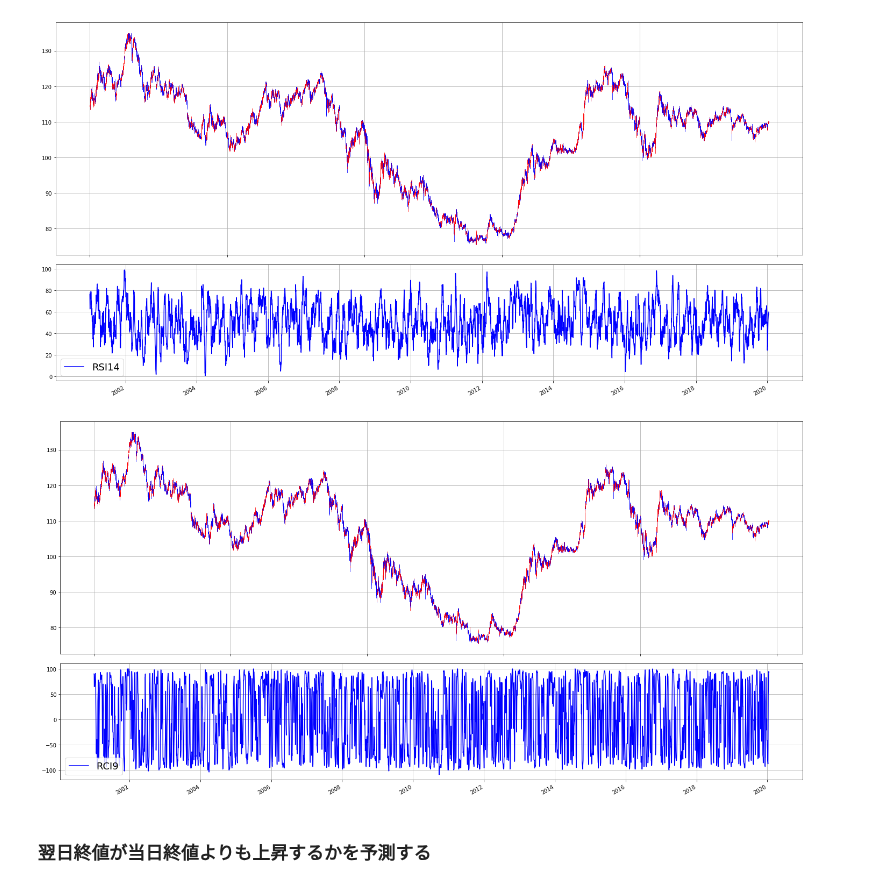
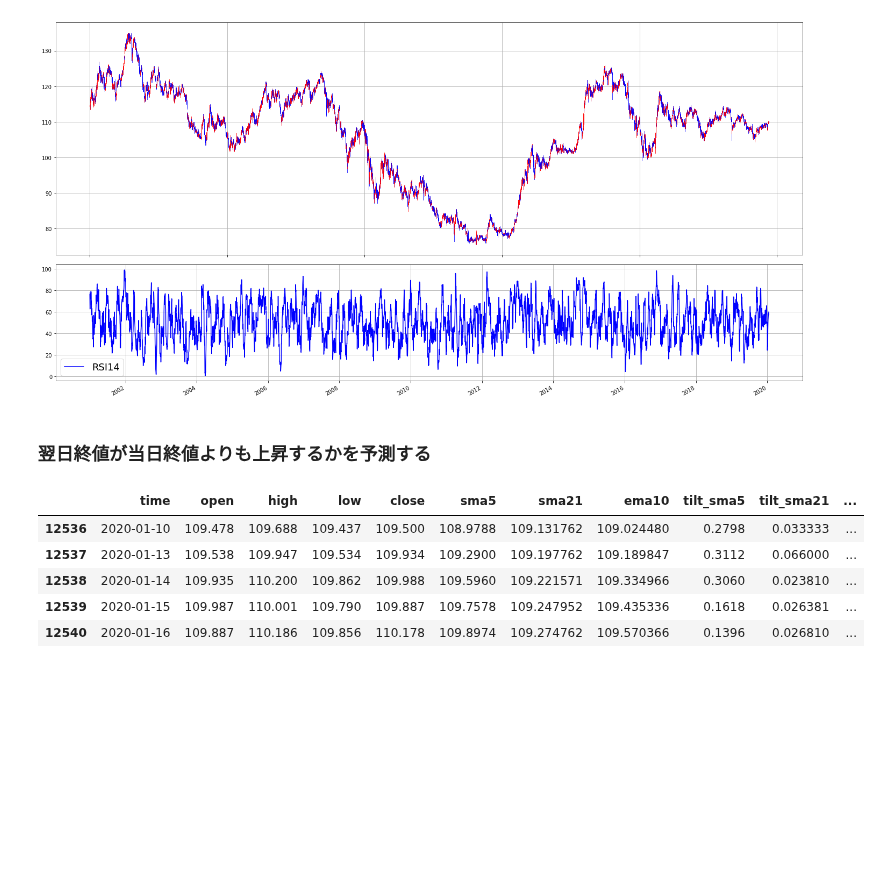
Before and after one commit to arsma12/MLDL, a Jupyter notebook: StockPriceForecast/FX_USDJPY_01.ipynb, the cells around one changed output. Saved outputs shown, nothing was run; the diff lists cells and outputs as text; code cells hidden in the pictures; blank space fills up the shorter version.

```diff
--- a/StockPriceForecast/FX_USDJPY_01.ipynb
+++ b/StockPriceForecast/FX_USDJPY_01.ipynb
@@ -296,43 +387,5 @@ fig.tight_layout()
 plt.show()
 # %% [output]
 [figure]
-# %%
-plt.rcParams['figure.figsize'] = [20.0, 10.0]
-plt.rc('figure.subplot', left=0.5, right=0.9, bottom=0.1, top=0.9)
-fig, (ax1, ax2) = plt.subplots(2,1, gridspec_kw = {'height_ratios':[4, 2]})
-
-# --------------------------------------------------------------------------
-# ローソク足
-mpl_finance.candlestick2_ohlc(ax1,opens=df.open, highs=df.high, lows=df.low, closes=df.close,
-                              width=1,colorup='r', colordown='b')
-
-# x軸を時間にする
-xdate = df.index
-ax1.xaxis.set_major_locator(ticker.MaxNLocator(6))
-ax1.grid(b=True, which='major', axis='both') #グリッド表示
-def mydate(x, pos):
-    try:
-        return xdate[int(x)]
-    except IndexError:
-        return ''
-
-ax1.xaxis.set_major_formatter(ticker.FuncFormatter(mydate))
-ax1.format_xdata = mdates.DateFormatter('%Y-%m-%d')
-
-fig.autofmt_xdate()
-fig.tight_layout()
-
-# --------------------------------------------------------------------------
-# テクニカルチャート
-ax2.plot(df.time, df.rci9, color='b', antialiased=True, label='RCI9')
-ax2.grid(b=True, which='major', axis='both') #グリッド表示
-
-# --------------------------------------------------------------------------
-
-plt.legend(loc='lower left',fontsize=18)
-fig.tight_layout()
-plt.show()
-# %% [output]
-[figure, removed]
 # %% [markdown]
 ### 翌日終値が当日終値よりも上昇するかを予測する
@@ -354,3 +392,22 @@ df.loc[mask2, 'target'] = 0 # 様子見
+# %%
+# 翌日終値が当日終値よりも上昇するかを予測
+df['close_1'] = df.close.shift(-1)
+df['diff'] = df['close_1'] - df['close']
+df = df[:-1]
+
+# 30pips 上昇したら1、30pips下落したら2、それ以外は0
+#df['target'] = np.where(df['diff'] >= 0.3,1,np.where(df['diff'] < -0.3,2, 0))
+# 5pips 上昇したら1、それ以外は0
+df['target'] = np.where(df['diff'] >= 0.01,1,0)
+
+display(df.tail(5))
+# %% [output]
+|  | time | open | high | low | close | sma5 | sma21 | ema10 | tilt_sma5 | tilt_sma21 | ... |
+| 12536 | 2020-01-10 | 109.478 | 109.688 | 109.437 | 109.500 | 108.9788 | 109.131762 | 109.024480 | 0.2798 | 0.033333 | ... |
+| 12537 | 2020-01-13 | 109.538 | 109.947 | 109.534 | 109.934 | 109.2900 | 109.197762 | 109.189847 | 0.3112 | 0.066000 | ... |
+| 12538 | 2020-01-14 | 109.935 | 110.200 | 109.862 | 109.988 | 109.5960 | 109.221571 | 109.334966 | 0.3060 | 0.023810 | ... |
+| 12539 | 2020-01-15 | 109.987 | 110.001 | 109.790 | 109.887 | 109.7578 | 109.247952 | 109.435336 | 0.1618 | 0.026381 | ... |
+| 12540 | 2020-01-16 | 109.887 | 110.186 | 109.856 | 110.178 | 109.8974 | 109.274762 | 109.570366 | 0.1396 | 0.026810 | ... |
 # %%
 printmd('▼ 目的変数 targetの種類（%）')
 per_state = round(df['target'].value_counts() / len(df['target']) * 100,2)
```
Also changed, not shown: parts of 12 cells of this notebook.
